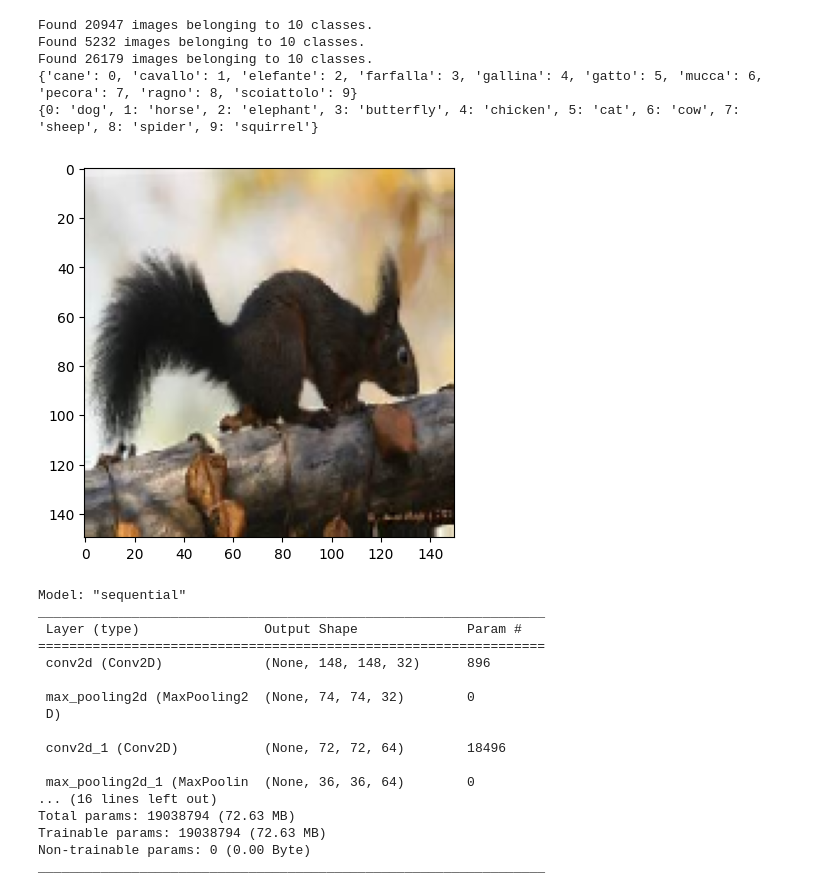
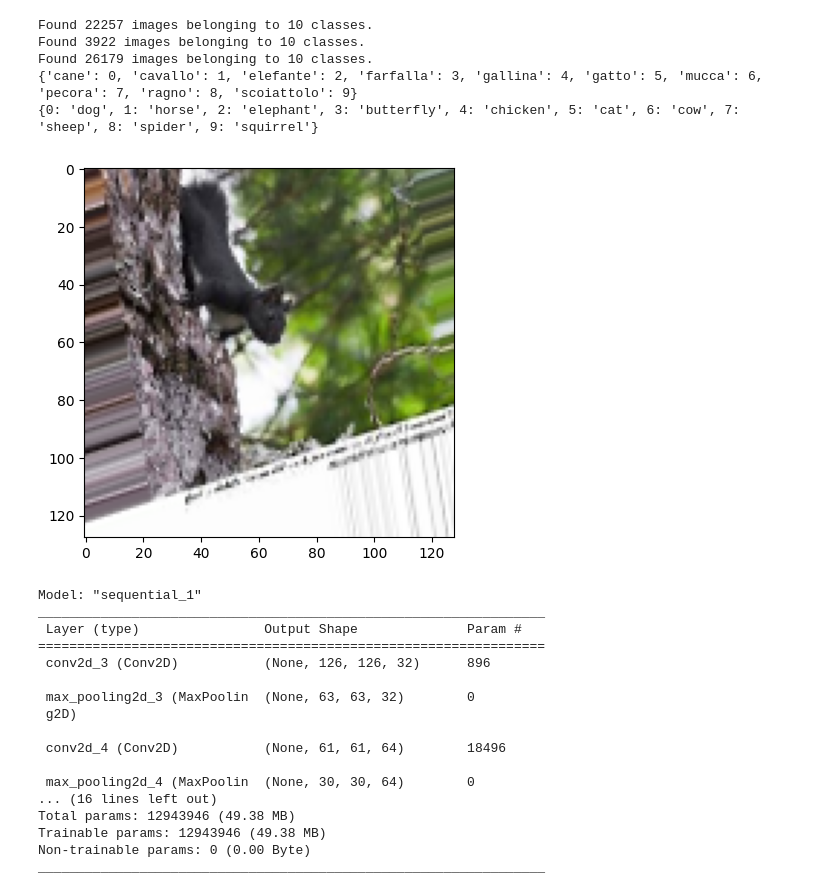
Before and after one commit to omareyoussef/456project, a Jupyter notebook: CECS456_Project_(CNN).ipynb, the cells around one changed output. Cells and saved outputs as stored; diff of their text form; code cells hidden in the pictures.

```diff
--- a/CECS456_Project_(CNN).ipynb
+++ b/CECS456_Project_(CNN).ipynb
@@ -54,21 +22,33 @@ import matplotlib.pyplot as plt
 base_dir = 'animals10/raw-img'
 
 # Defining ImageDataGenerator for training, validation, and test sets
-train_datagen = ImageDataGenerator(rescale=1./255, validation_split=0.2, rotation_range=10)
+# train_datagen = ImageDataGenerator(rescale=1./255, validation_split=0.2, rotation_range=10)
+train_datagen = ImageDataGenerator(
+    rescale=1./255,
+    rotation_range=20,
+    width_shift_range=0.2,
+    height_shift_range=0.2,
+    shear_range=0.2,
+    zoom_range=0.2,
+    horizontal_flip=True,
+    fill_mode='nearest',
+    validation_split=0.15
+)
+val_datagen = ImageDataGenerator(rescale=1./255, validation_split=0.15)
 test_datagen = ImageDataGenerator(rescale=1./255)
 
 # Load and preprocess the images
 train_generator = train_datagen.flow_from_directory(
     base_dir,
-    target_size=(150, 150),
+    target_size=(128, 128),
     batch_size=32,
     class_mode='categorical',
     subset='training'
 )
 
-validation_generator = train_datagen.flow_from_directory(
+validation_generator = val_datagen.flow_from_directory(
     base_dir,
-    target_size=(150, 150),
+    target_size=(128, 128),
     batch_size=32,
     class_mode='categorical',
     subset='validation'
@@ -76,7 +56,7 @@ validation_generator = train_datagen.flow_from_directory(
 
 test_generator = test_datagen.flow_from_directory(
     base_dir,
-    target_size=(150, 150),
+    target_size=(128, 128),
     batch_size=32,
     class_mode='categorical'
 )
@@ -85,42 +65,42 @@ test_generator = test_datagen.flow_from_directory(
 print(train_generator.class_indices)
 
 index_to_class = {v: k for k, v in train_generator.class_indices.items()}
 
 animal_mapping = {
     'cane': 'dog',
     'cavallo': 'horse',
     'elefante': 'elephant',
     'farfalla': 'butterfly',
     'gallina': 'chicken',
     'gatto': 'cat',
     'mucca': 'cow',
     'pecora': 'sheep',
     'ragno': 'spider',
     'scoiattolo': 'squirrel'
 }
 
 # map Italian names to English names
 index_to_class_english = {i: animal_mapping[italian_name] for i, italian_name in index_to_class.items()}
 print(index_to_class_english)
 
 # display sample image
 for images, labels in train_generator:
     plt.imshow(images[0])
     plt.show()
     break
 # %% [output]
-Found 20947 images belonging to 10 classes.
-Found 5232 images belonging to 10 classes.
+Found 22257 images belonging to 10 classes.
+Found 3922 images belonging to 10 classes.
 Found 26179 images belonging to 10 classes.
 {'cane': 0, 'cavallo': 1, 'elefante': 2, 'farfalla': 3, 'gallina': 4, 'gatto': 5, 'mucca': 6, 'pecora': 7, 'ragno': 8, 'scoiattolo': 9}
 {0: 'dog', 1: 'horse', 2: 'elephant', 3: 'butterfly', 4: 'chicken', 5: 'cat', 6: 'cow', 7: 'sheep', 8: 'spider', 9: 'squirrel'}
-[figure, old version]
+[figure, new version]
 # %%
 from tensorflow.keras.models import Sequential
 from tensorflow.keras.layers import Conv2D, MaxPooling2D, Flatten, Dense, Dropout
 
 model = Sequential([
-    Conv2D(32, (3, 3), activation='relu', input_shape=(150, 150, 3)),
+    Conv2D(32, (3, 3), activation='relu', input_shape=(128, 128, 3)),
     MaxPooling2D((2, 2)),
     Conv2D(64, (3, 3), activation='relu'),
     MaxPooling2D((2, 2)),
@@ -140,20 +120,20 @@ model.compile(
 
 model.summary()
 # %% [output]
-Model: "sequential"
+Model: "sequential_1"
 _________________________________________________________________
  Layer (type)                Output Shape              Param #
 =================================================================
- conv2d (Conv2D)             (None, 148, 148, 32)      896
+ conv2d_3 (Conv2D)           (None, 126, 126, 32)      896
 
- max_pooling2d (MaxPooling2  (None, 74, 74, 32)        0
- D)
+ max_pooling2d_3 (MaxPoolin  (None, 63, 63, 32)        0
+ g2D)
 
- conv2d_1 (Conv2D)           (None, 72, 72, 64)        18496
+ conv2d_4 (Conv2D)           (None, 61, 61, 64)        18496
 
- max_pooling2d_1 (MaxPoolin  (None, 36, 36, 64)        0
+ max_pooling2d_4 (MaxPoolin  (None, 30, 30, 64)        0
 ... (16 lines left out)
-Total params: 19038794 (72.63 MB)
-Trainable params: 19038794 (72.63 MB)
+Total params: 12943946 (49.38 MB)
+Trainable params: 12943946 (49.38 MB)
 Non-trainable params: 0 (0.00 Byte)
 _________________________________________________________________
```
Also changed, not shown: parts of 7 cells of this notebook.
